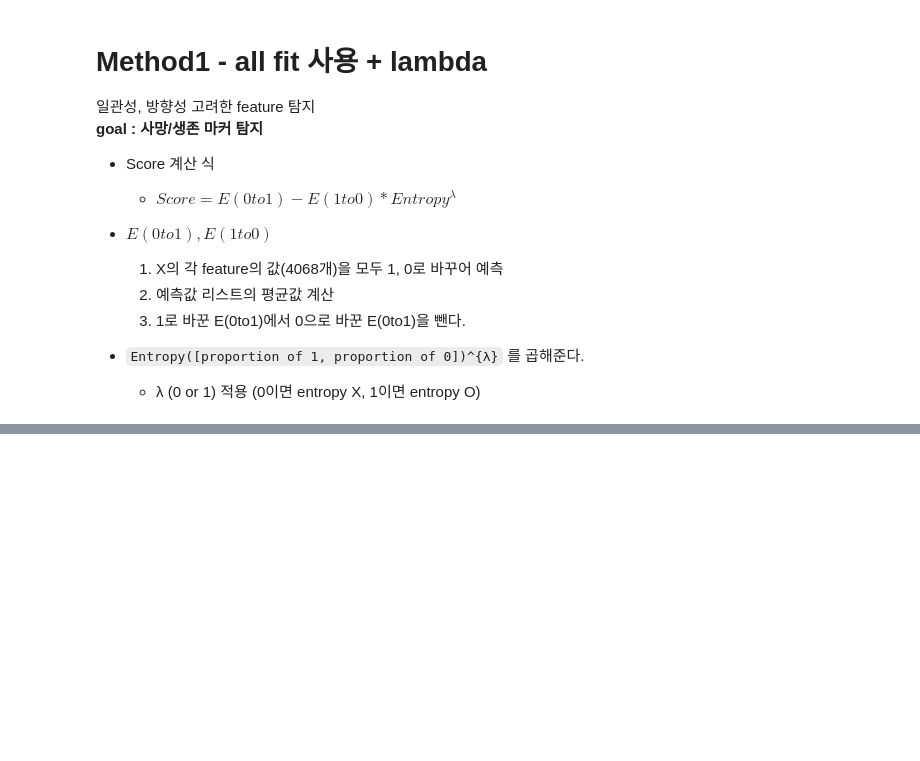
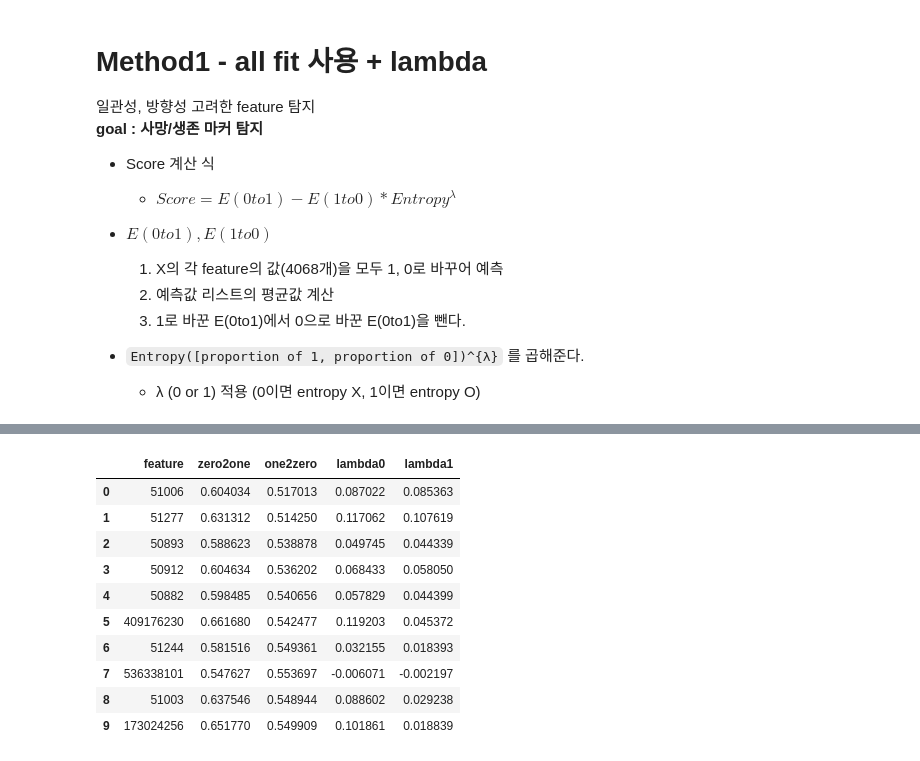
Before and after one commit to suhyun-guri/DSML_Research, a Jupyter notebook: ForPaper/Result2,3. Method1_entropy ( + not multiply entropy).ipynb, the cells around one changed output, grey strips where cells are left out. Drawn from its saved outputs; the diff is of its cells as text; code cells hidden in the pictures; blank space fills up the shorter version.

```diff
--- a/ForPaper/Result2,3. Method1_entropy ( + not multiply entropy).ipynb
+++ b/ForPaper/Result2,3. Method1_entropy ( + not multiply entropy).ipynb
@@ -95,7 +169,13 @@ y = np.load(path + 'y_(7727,1).npy')
 # %%
 def entropy(ratio_list):
     one_ratio, zero_ratio = ratio_list[0], ratio_list[1]
+    if (one_ratio == 0) or (zero_ratio == 0):
+        return 0.0
     return - ((one_ratio * (np.log2(one_ratio))) + (zero_ratio * (np.log2(zero_ratio))))
+
+# def H(p):
+#     id_p = np.where(p != 0)
+#     return -np.sum(p[id_p]*np.log2(p[id_p]))
 
 X = np.load('/project/LSH/x_(7727,10,4068).npy')
 
@@ -107,0 +208,6 @@ for i in tqdm(range(len(COLS))):
+# %%
+model = tf.keras.models.load_model(model_path)
+pred = model.predict(X)
+pred[pred>0.5]=1
+pred[pred<=0.5]=0
+metrics.accuracy_score(y, pred)
@@ -108 +247,15 @@ for i in tqdm(range(len(COLS))):
+# %%
+pd.DataFrame(result)
+# %% [output]
+|  | feature | zero2one | one2zero | lambda0 | lambda1 |
+| 0 | 51006 | 0.604034 | 0.517013 | 0.087022 | 0.085363 |
+| 1 | 51277 | 0.631312 | 0.514250 | 0.117062 | 0.107619 |
+| 2 | 50893 | 0.588623 | 0.538878 | 0.049745 | 0.044339 |
+| 3 | 50912 | 0.604634 | 0.536202 | 0.068433 | 0.058050 |
+| 4 | 50882 | 0.598485 | 0.540656 | 0.057829 | 0.044399 |
+| 5 | 409176230 | 0.661680 | 0.542477 | 0.119203 | 0.045372 |
+| 6 | 51244 | 0.581516 | 0.549361 | 0.032155 | 0.018393 |
+| 7 | 536338101 | 0.547627 | 0.553697 | -0.006071 | -0.002197 |
+| 8 | 51003 | 0.637546 | 0.548944 | 0.088602 | 0.029238 |
+| 9 | 173024256 | 0.651770 | 0.549909 | 0.101861 | 0.018839 |
 # %%
```
Also changed, not shown: parts of 23 cells of this notebook.
